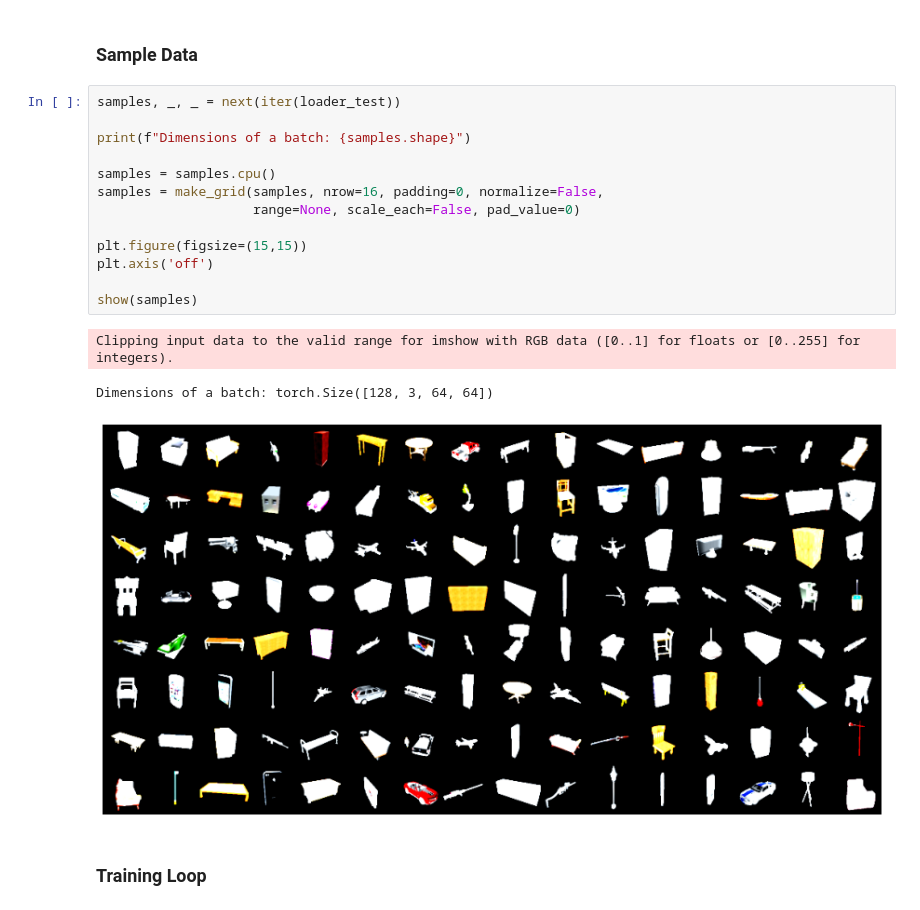
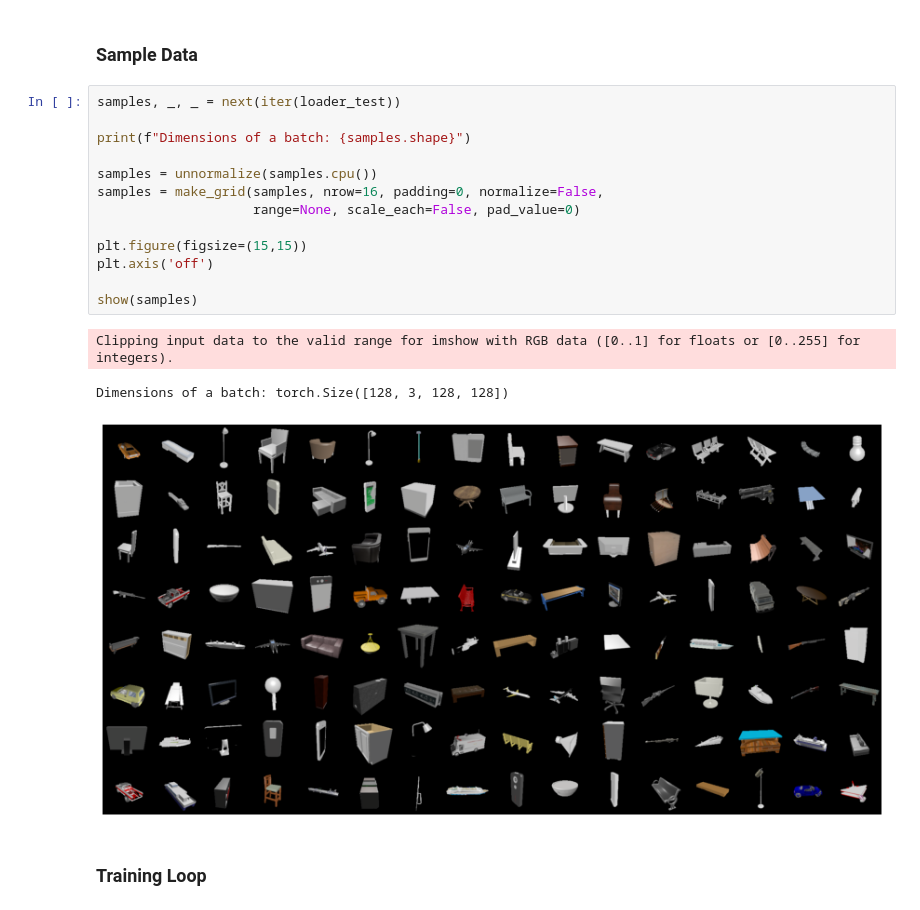
Before and after one commit to Loumstar/kaedim-technical-challenge, a Jupyter notebook: embeddings_model.ipynb, the cells around one changed output. Cells and saved outputs as stored; diff of their text form.

```diff
--- a/embeddings_model.ipynb
+++ b/embeddings_model.ipynb
@@ -308,20 +327,20 @@ optimiser = torch.optim.Adam(model.parameters(), lr=learning_rate,
 # %%
 samples, _, _ = next(iter(loader_test))
 
 print(f"Dimensions of a batch: {samples.shape}")
 
-samples = samples.cpu()
+samples = unnormalize(samples.cpu())
 samples = make_grid(samples, nrow=16, padding=0, normalize=False,
                     range=None, scale_each=False, pad_value=0)
 
 plt.figure(figsize=(15,15))
 plt.axis('off')
 
 show(samples)
 # %% [output]
 Clipping input data to the valid range for imshow with RGB data ([0..1] for floats or [0..255] for integers).
-Dimensions of a batch: torch.Size([128, 3, 64, 64])
+Dimensions of a batch: torch.Size([128, 3, 128, 128])
-[figure, old version]
+[figure, new version]
 # %% [markdown]
 ### Training Loop
 # %%
```
Also changed, not shown: parts of 11 cells of this notebook, 3 other files.
